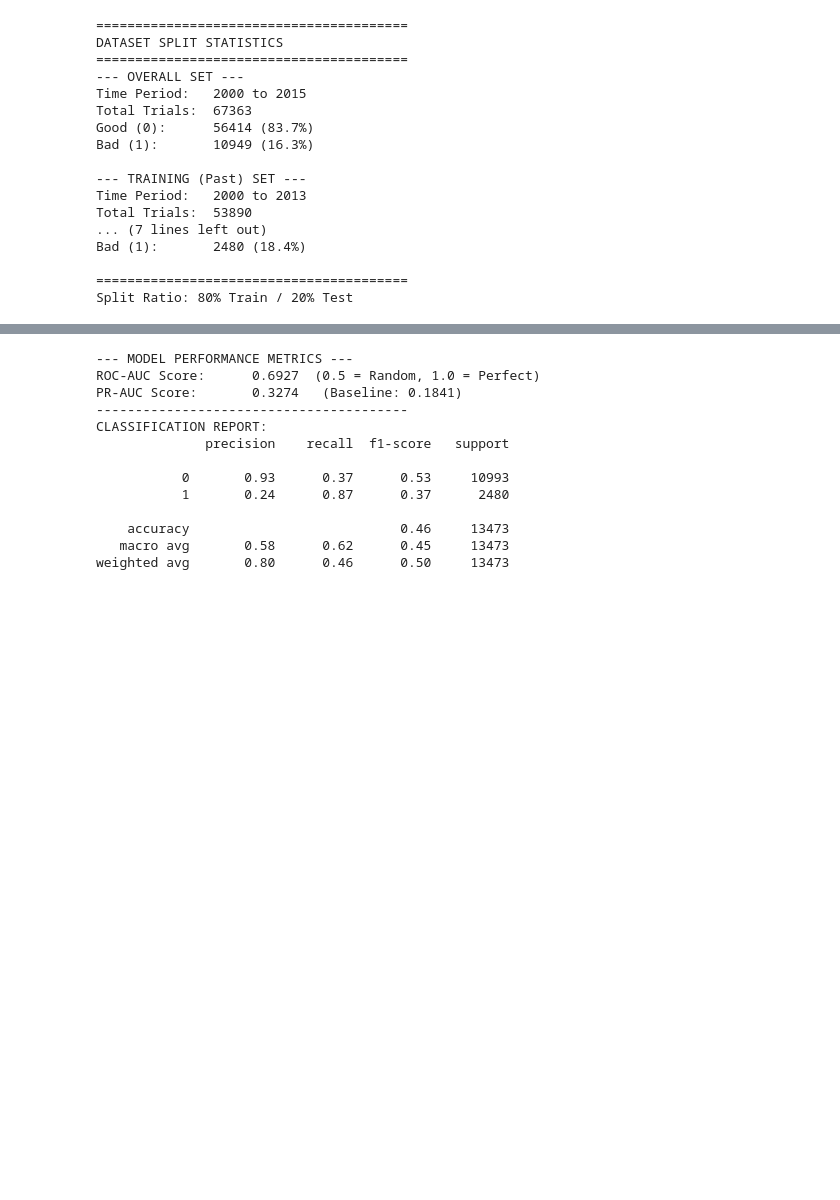
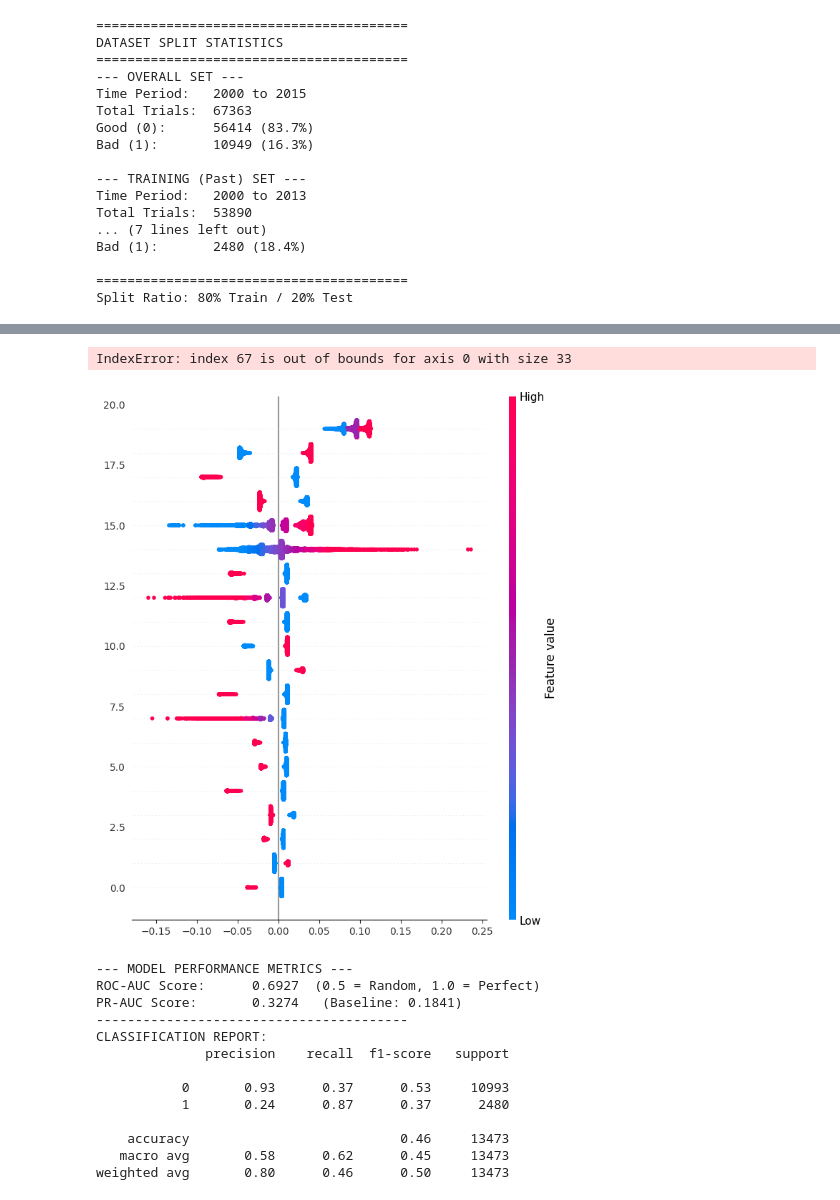
Before and after one commit to delaunan/clintrialpredict, a Jupyter notebook: notebooks/rui/SHAP.ipynb, the cells around one changed output, grey strips where cells are left out. Drawn from its saved outputs; the diff is of its cells as text; code cells hidden in the pictures; blank space fills up the shorter version.

```diff
--- a/notebooks/rui/SHAP.ipynb
+++ b/notebooks/rui/SHAP.ipynb
@@ -227,3 +250,11 @@ Training Complete.
+# %%
+# If using transformed numeric data
+feature_names = X_train.columns  # original DataFrame column names
+
+shap.summary_plot(shap_values, X_test_transformed, feature_names=feature_names)
+# %% [output]
+IndexError: index 67 is out of bounds for axis 0 with size 33
+[figure, added]
 # %%
 import matplotlib.pyplot as plt
 from sklearn.metrics import (
```
Also changed, not shown: parts of 6 cells of this notebook.
